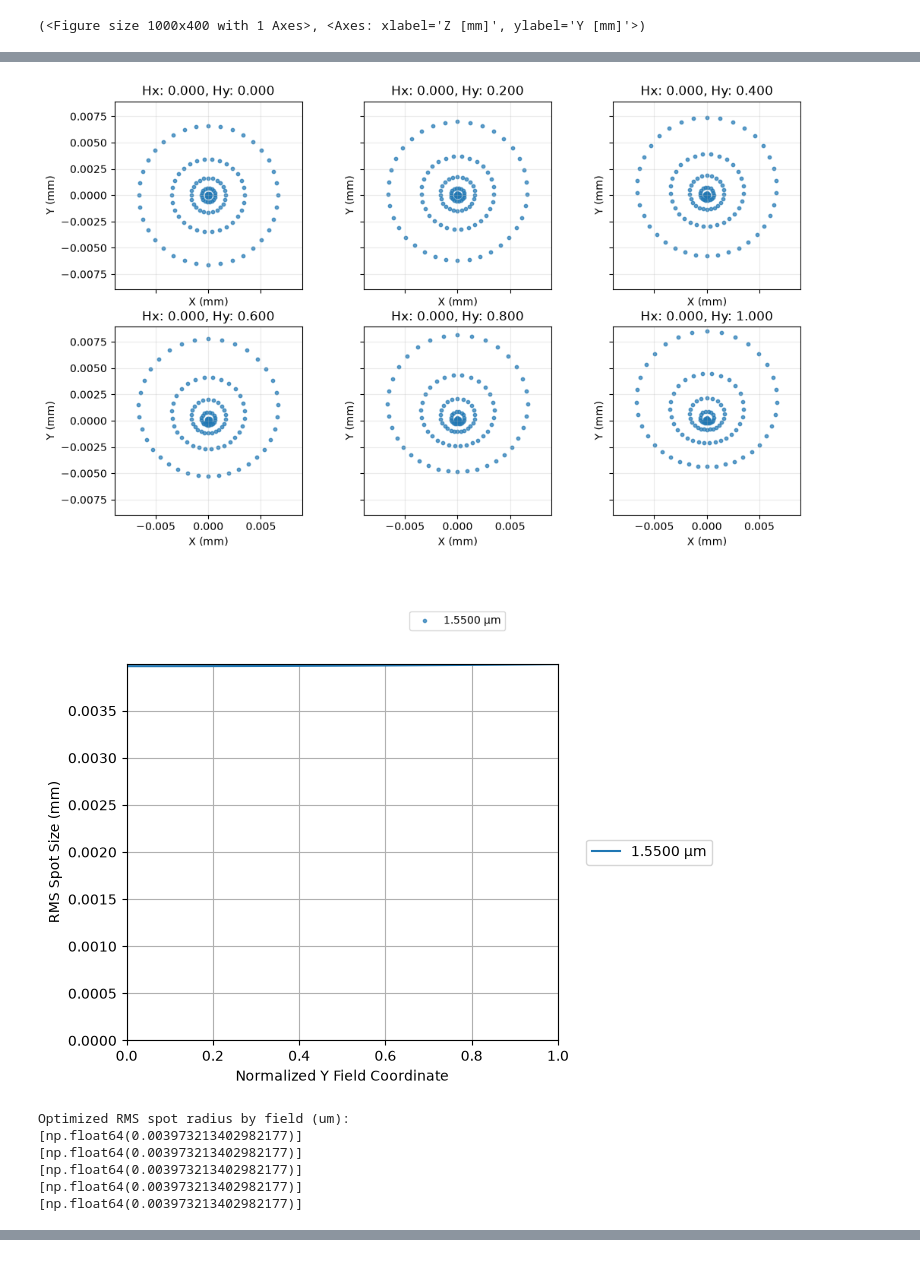
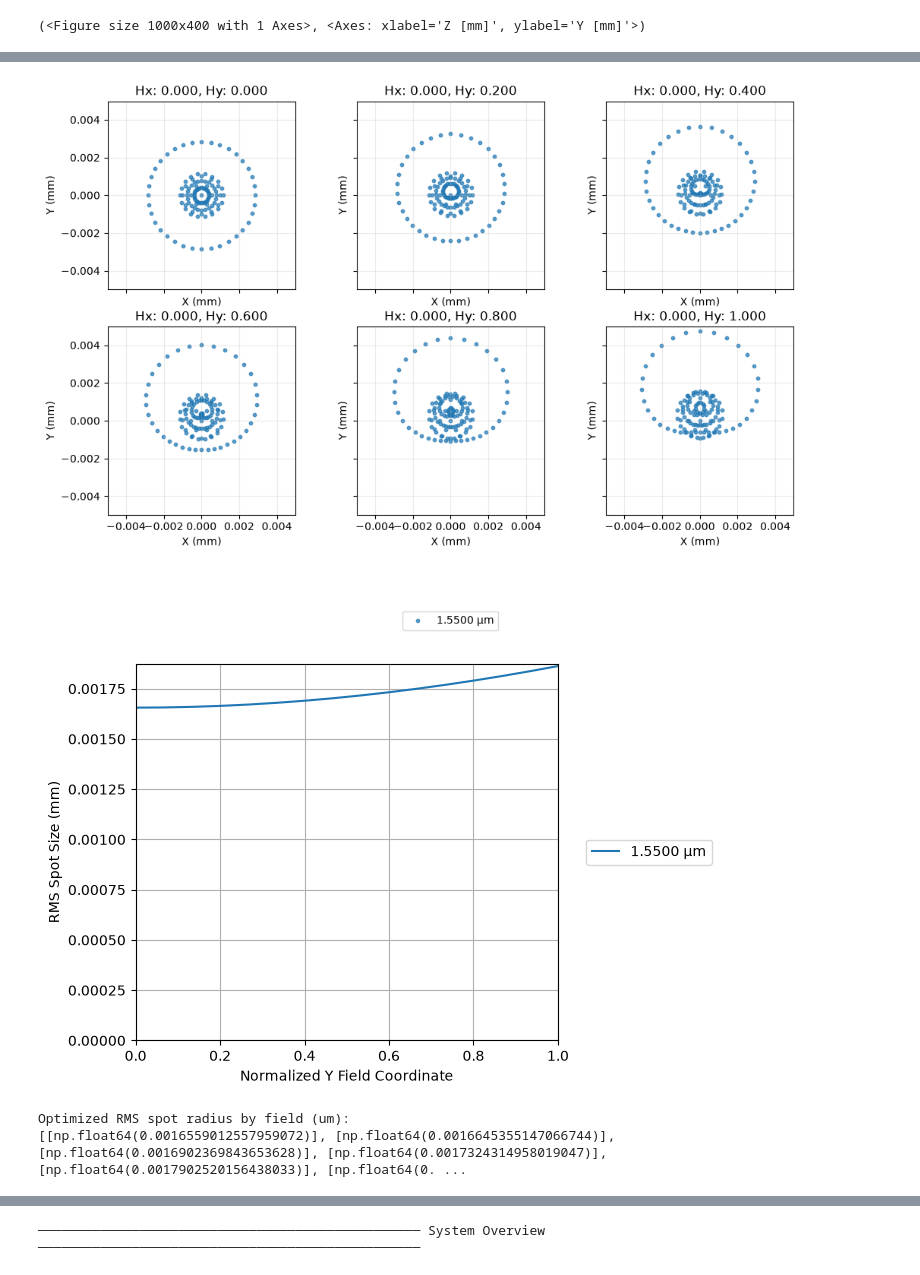
Before and after one commit to SatUmberto/OpticalEngineering, a Jupyter notebook: tutorial.ipynb, the cells around one changed output, grey strips where cells are left out. Saved outputs shown, nothing was run; the diff lists cells and outputs as text; code cells hidden in the pictures.

```diff
--- a/tutorial.ipynb
+++ b/tutorial.ipynb
@@ -39,11 +39,25 @@ lens.draw()
 # %%
 from optiland.fileio import load_optiland_file, save_optiland_file
 from optiland.fileio import load_zemax_file
+from optiland.analysis import RayFan, RmsSpotSizeVsField, SpotDiagram
 
-new_system = load_zemax_file("D:/usere/Download/AL1210-Zemax-ZMX.zmx")
+new_system = load_zemax_file("C:/Users/saten/Downloads/AL1210-Zemax-ZMX.zmx")
 new_system.draw(num_rays=10)
+
+filed_separation = 1/17
+num_fields = 5
+for i in range(num_fields):
+    new_system.fields.add(y=(i+1)*filed_separation)
 
 #p = Prescription(new_system)
 #p.view()
+
+spot = SpotDiagram(new_system, num_rings = 6, fields = "all")
+spot.view()
+#RayFan(new_system).view()
+RmsSpotSizeVsField(new_system, num_fields = 16).view()
+
+print("Optimized RMS spot radius by field (um):")
+print(spot.rms_spot_radius())
 # %% [output]
 [figure]
@@ -52,34 +69,32 @@ new_system.draw(num_rays=10)
 from optiland.analysis import RayFan, RmsSpotSizeVsField, SpotDiagram
 from optiland.diagnostics import check_system
 from optiland.optic import Optic
+from optiland.solves import QuickFocusSolve
 
 new_system.set_aperture(aperture_type="EPD", value=8)
 new_system.wavelengths.remove(index = 0)
 new_system.wavelengths.add(value = 1.55)
-filed_separation = 1/17
-for i in range(5):
-    new_system.fields.add(y=(i+1)*filed_separation)
-new_system.updater.image_solve()
+#filed_separation = 1/17
+#num_fields = 5
+#for i in range(num_fields):
+#    new_system.fields.add(y=(i+1)*filed_separation)
+focusing = QuickFocusSolve(new_system)
+focusing.apply()
 # %%
 new_system.draw(num_rays=10)
-spot = SpotDiagram(new_system, num_rings = 6, fields = "all", wavelengths = 0)
+spot = SpotDiagram(new_system, num_rings = 6, fields = "all")
 spot.view()
 #RayFan(new_system).view()
 RmsSpotSizeVsField(new_system, num_fields = 16).view()
 
 print("Optimized RMS spot radius by field (um):")
-for i in range(5):
-    print(spot.rms_spot_radius())
+print(spot.rms_spot_radius())
 
-#p = Prescription(new_system)
-#p.view()
+p = Prescription(new_system)
+p.view()
 # %% [output]
 [figure]
-[figure, old version]
+[figure, new version]
-[figure, old version]
+[figure, new version]
 Optimized RMS spot radius by field (um):
-[np.float64(0.003973213402982177)]
-[np.float64(0.003973213402982177)]
-[np.float64(0.003973213402982177)]
-[np.float64(0.003973213402982177)]
-[np.float64(0.003973213402982177)]
+[[np.float64(0.0016559012557959072)], [np.float64(0.0016645355147066744)], [np.float64(0.0016902369843653628)], [np.float64(0.0017324314958019047)], [np.float64(0.0017902520156438033)], [np.float64(0. ...
@@ -85,0 +104 @@ Optimized RMS spot radius by field (um):
+───────────────────────────────────────────────── System Overview ─────────────────────────────────────────────────
```
Also changed, not shown: parts of 4 cells of this notebook, 5 other files.
